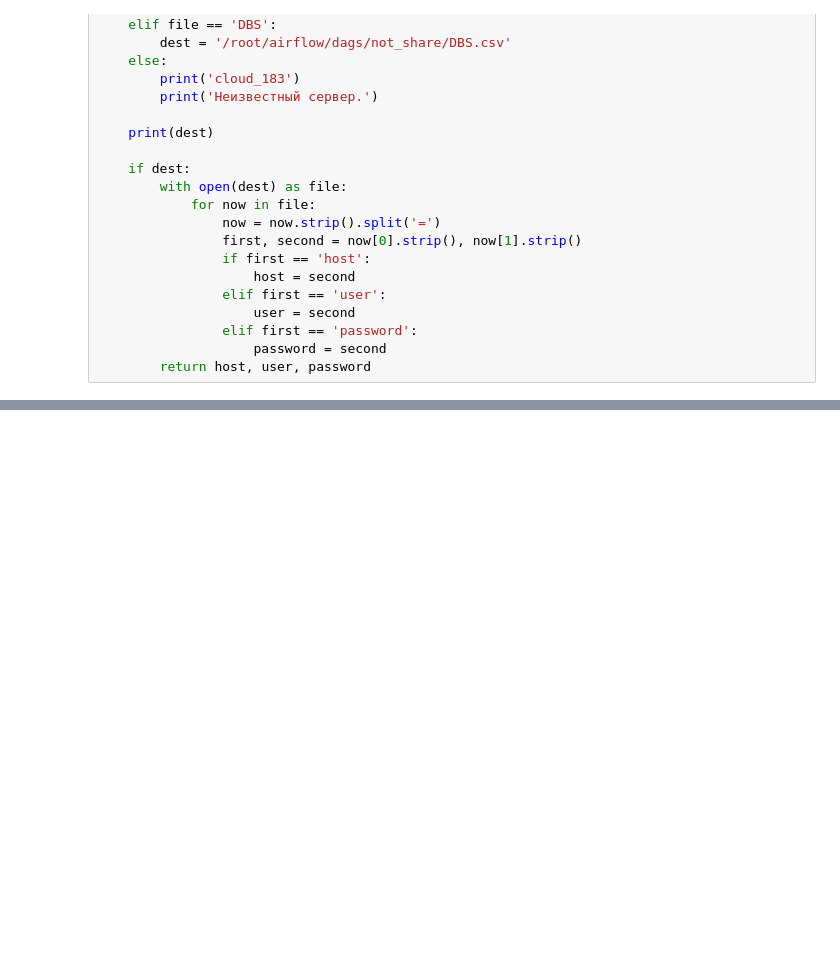
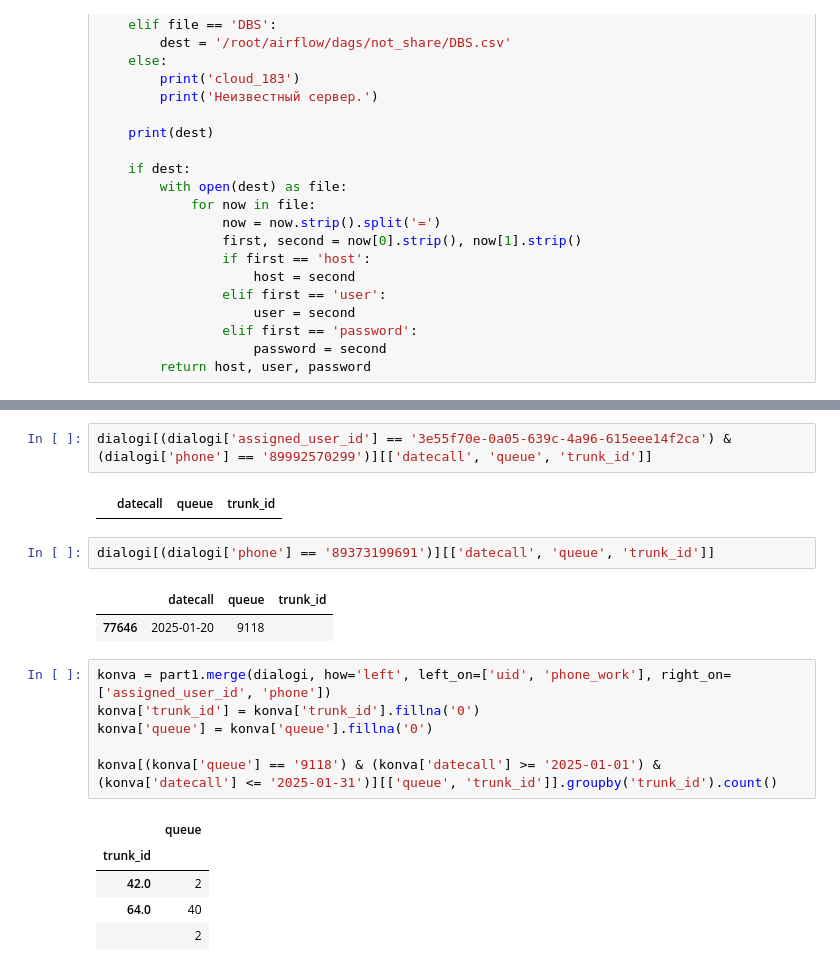
Before and after one commit to Just-Call-039/Airflow, a Jupyter notebook: dags/liza_test/request.ipynb, the cells around one changed output, grey strips where cells are left out. Saved outputs shown, nothing was run; the diff lists cells and outputs as text; blank space fills up the shorter version.

```diff
--- a/dags/liza_test/request.ipynb
+++ b/dags/liza_test/request.ipynb
@@ -2375 +602,22 @@ mysql+pymysql://base_dep_slave:IyHBh9mDBdpg@192.168.1.182/suitecrm?charset=utf8
+# %%
+dialogi[(dialogi['assigned_user_id'] == '3e55f70e-0a05-639c-4a96-615eee14f2ca') & (dialogi['phone'] == '89992570299')][['datecall', 'queue', 'trunk_id']]
+# %% [output]
+|  | datecall | queue | trunk_id |
+# %%
+dialogi[(dialogi['phone'] == '89373199691')][['datecall', 'queue', 'trunk_id']]
+# %% [output]
+|  | datecall | queue | trunk_id |
+| 77646 | 2025-01-20 | 9118 |  |
+# %%
+konva = part1.merge(dialogi, how='left', left_on=['uid', 'phone_work'], right_on=['assigned_user_id', 'phone'])
+konva['trunk_id'] = konva['trunk_id'].fillna('0')
+konva['queue'] = konva['queue'].fillna('0')
+
+konva[(konva['queue'] == '9118') & (konva['datecall'] >= '2025-01-01') & (konva['datecall'] <= '2025-01-31')][['queue', 'trunk_id']].groupby('trunk_id').count()
+# %% [output]
+|  | queue |
+| trunk_id |  |
+| 42.0 | 2 |
+| 64.0 | 40 |
+|  | 2 |
 # %%
```
Also changed, not shown: parts of 18 cells of this notebook, 28 other files.
